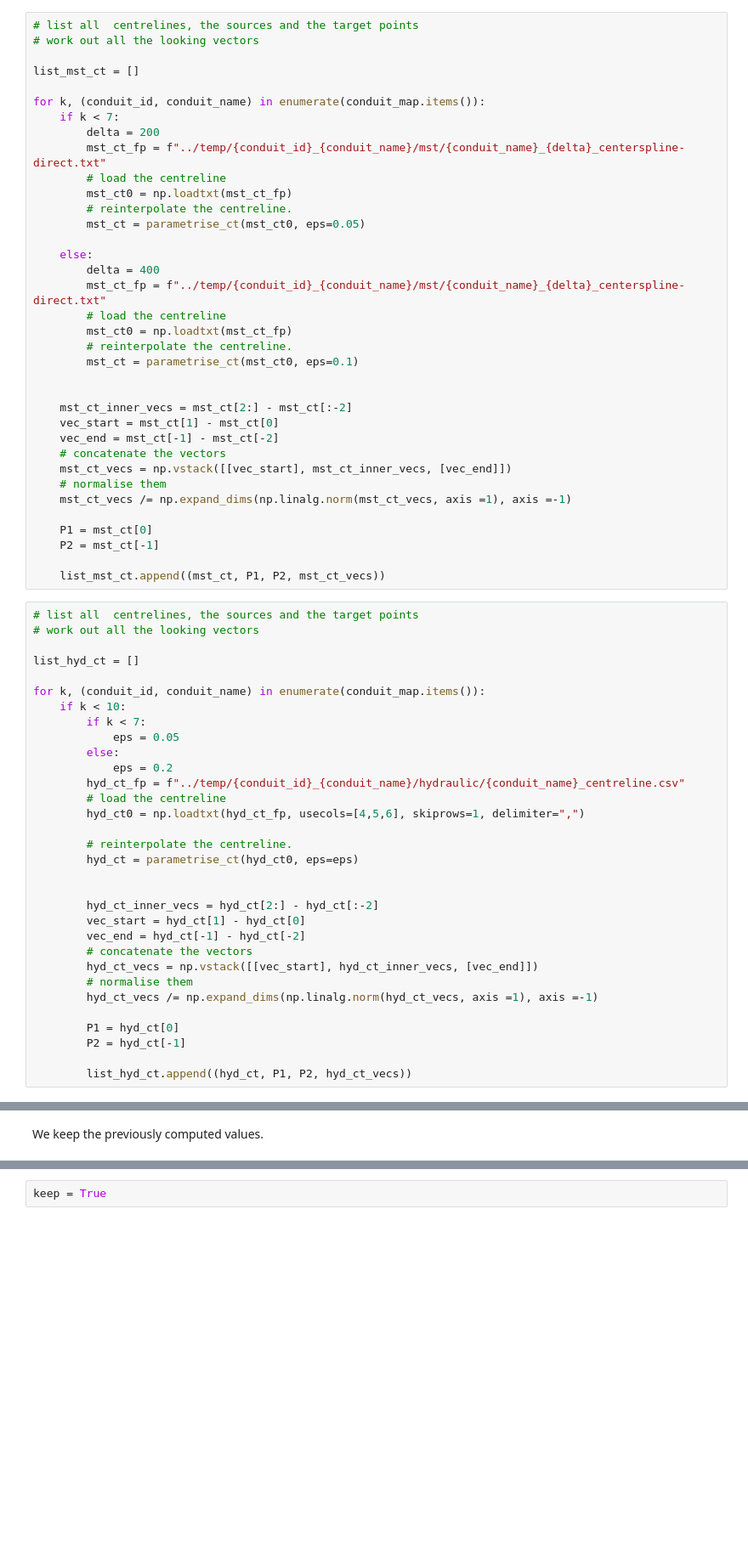
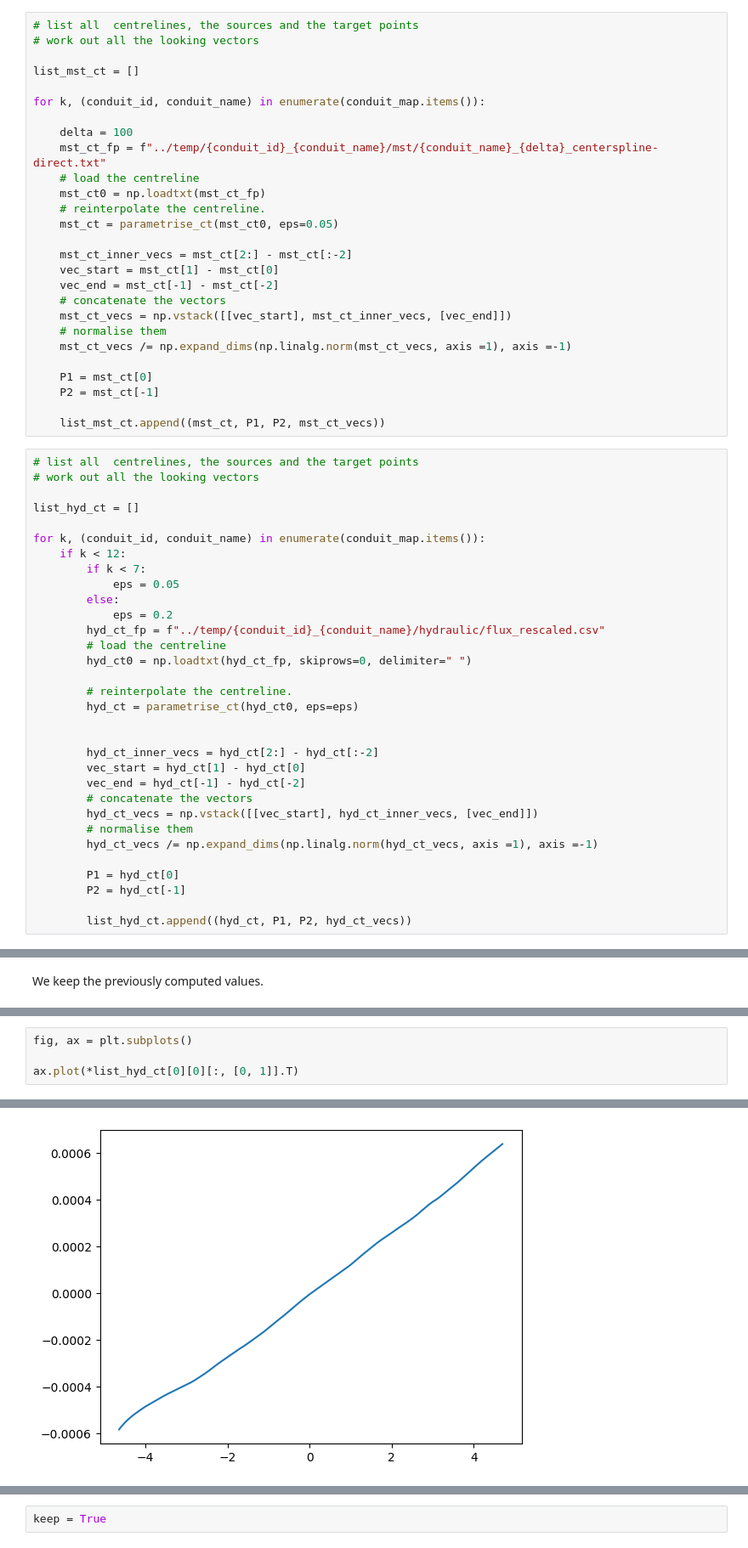
Before and after one commit to ERC-Karst/pc-centrelines, a Jupyter notebook: notebooks/9_conduit_heuristics.ipynb, the cells around one changed output, grey strips where cells are left out. Shown at 85% size. Cells and saved outputs as stored; diff of their text form; blank space fills up the shorter version.

```diff
--- a/notebooks/9_conduit_heuristics.ipynb
+++ b/notebooks/9_conduit_heuristics.ipynb
@@ -208,22 +212,13 @@ for k, (conduit_id, conduit_name) in enumerate(conduit_map.items()):
 list_mst_ct = []
 
 for k, (conduit_id, conduit_name) in enumerate(conduit_map.items()):
-    if k < 7:
-        delta = 200
-        mst_ct_fp = f"../temp/{conduit_id}_{conduit_name}/mst/{conduit_name}_{delta}_centerspline-direct.txt"
-        # load the centreline
-        mst_ct0 = np.loadtxt(mst_ct_fp)
-        # reinterpolate the centreline.
-        mst_ct = parametrise_ct(mst_ct0, eps=0.05)
 
-    else:
-        delta = 400
-        mst_ct_fp = f"../temp/{conduit_id}_{conduit_name}/mst/{conduit_name}_{delta}_centerspline-direct.txt"
-        # load the centreline
-        mst_ct0 = np.loadtxt(mst_ct_fp)
-        # reinterpolate the centreline.
-        mst_ct = parametrise_ct(mst_ct0, eps=0.1)
-
+    delta = 100
+    mst_ct_fp = f"../temp/{conduit_id}_{conduit_name}/mst/{conduit_name}_{delta}_centerspline-direct.txt"
+    # load the centreline
+    mst_ct0 = np.loadtxt(mst_ct_fp)
+    # reinterpolate the centreline.
+    mst_ct = parametrise_ct(mst_ct0, eps=0.05)
 
     mst_ct_inner_vecs = mst_ct[2:] - mst_ct[:-2]
     vec_start = mst_ct[1] - mst_ct[0]
@@ -244,14 +239,14 @@ for k, (conduit_id, conduit_name) in enumerate(conduit_map.items()):
 list_hyd_ct = []
 
 for k, (conduit_id, conduit_name) in enumerate(conduit_map.items()):
-    if k < 10:
+    if k < 12:
         if k < 7:
             eps = 0.05
         else:
             eps = 0.2
-        hyd_ct_fp = f"../temp/{conduit_id}_{conduit_name}/hydraulic/{conduit_name}_centreline.csv"
+        hyd_ct_fp = f"../temp/{conduit_id}_{conduit_name}/hydraulic/flux_rescaled.csv"
         # load the centreline
-        hyd_ct0 = np.loadtxt(hyd_ct_fp, usecols=[4,5,6], skiprows=1, delimiter=",")
+        hyd_ct0 = np.loadtxt(hyd_ct_fp, skiprows=0, delimiter=" ")
 
         # reinterpolate the centreline.
         hyd_ct = parametrise_ct(hyd_ct0, eps=eps)
@@ -275,0 +289,5 @@ keep = False
+# %%
+fig, ax = plt.subplots()
+
+ax.plot(*list_hyd_ct[0][0][:, [0, 1]].T)
+# %% [output]
@@ -275,0 +295 @@ keep = False
+[figure, added]
```
Also changed, not shown: parts of 20 cells of this notebook, 12 other files.
